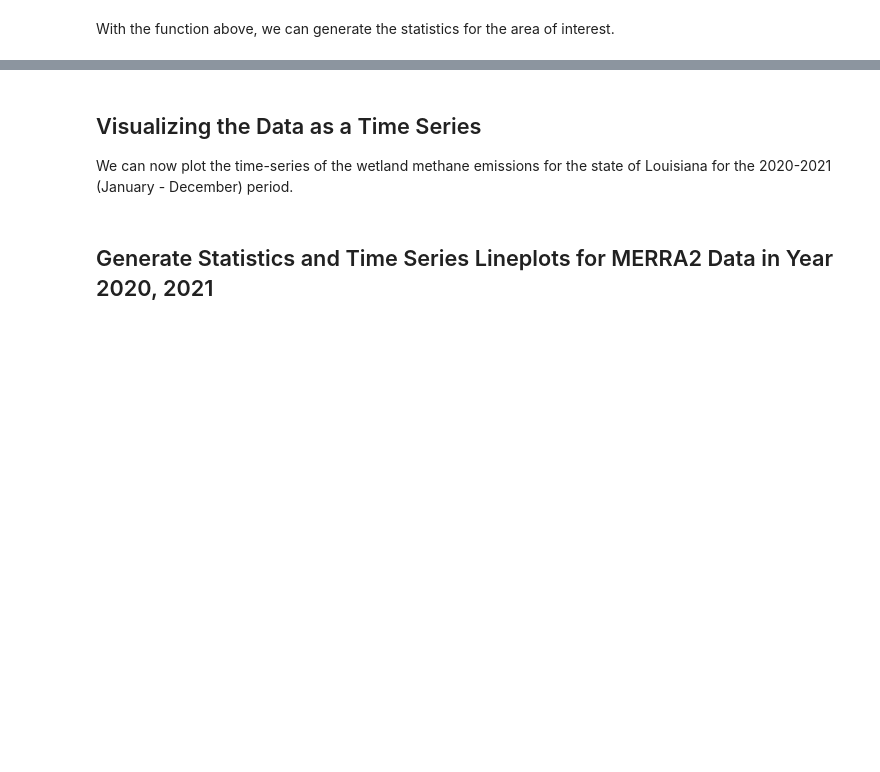
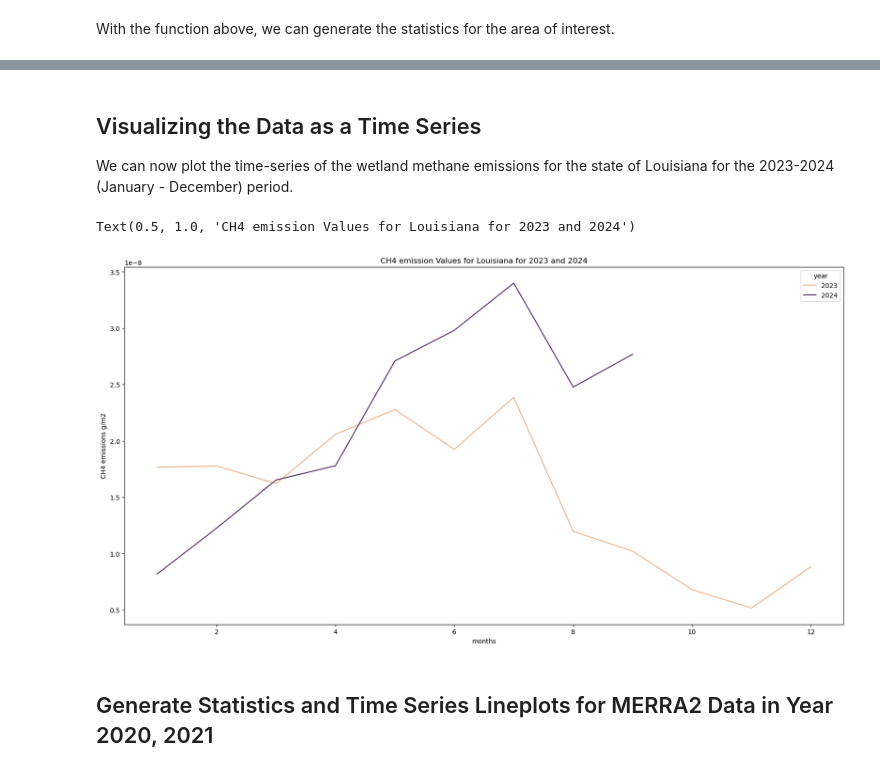
Before and after one commit to US-GHG-Center/agu-2024-workshop, a Jupyter notebook: sections/activity-1/lpjeosim-wetlandch4-grid-v1_User_Notebook.ipynb, the cells around one changed output, grey strips where cells are left out. Cells and saved outputs as stored; diff of their text form; code cells hidden in the pictures; blank space fills up the shorter version.

```diff
--- a/sections/activity-1/lpjeosim-wetlandch4-grid-v1_User_Notebook.ipynb
+++ b/sections/activity-1/lpjeosim-wetlandch4-grid-v1_User_Notebook.ipynb
@@ -537,12 +537,12 @@ print('variables provided in this netcdf are:', dataset.variables)
 def generate_stats(item, geojson):
     result = requests.post(
         f"{RASTER_API_URL}/cog/statistics",
-        params={"url": item["assets"]["ch4-wetlands-emissions"]["href"]},
+        params={"url": item["assets"]["ensemble-mean-ch4-wetlands-emissions"]["href"]},
         json=geojson,
     ).json()
     return {
         **result["properties"],
-        "datetime": item["properties"]["datetime"],
+        "datetime": item["properties"]["start_datetime"],
     }
 # %% [markdown]
 With the function above, we can generate the statistics for the area of interest.
@@ -564,6 +589,6 @@ df.head(5)
 # %%
-# Filtering the stats for year 2020 and 2021
-df_2020_2021 = df[(df['date'].dt.year == 2020) | (df['date'].dt.year == 2021)]
-df_2020_2021['year'] = pd.to_datetime(df_2020_2021['datetime']).dt.year
-df_2020_2021['month'] = pd.to_datetime(df_2020_2021['datetime']).dt.month
-df_2020_2021
+# Filtering the stats for year 2023 and 2024
+df_2023_2024 = df[(df['date'].dt.year == 2023) | (df['date'].dt.year == 2024)]
+df_2023_2024['year'] = pd.to_datetime(df_2023_2024['datetime']).dt.year
+df_2023_2024['month'] = pd.to_datetime(df_2023_2024['datetime']).dt.month
+df_2023_2024
@@ -570,26 +623,30 @@ df_2020_2021
 # %% [markdown]
 ## Visualizing the Data as a Time Series
-We can now plot the time-series of the wetland methane emissions for the state of Louisiana for the 2020-2021 (January - December) period.
+We can now plot the time-series of the wetland methane emissions for the state of Louisiana for the 2023-2024 (January - December) period.
 # %%
-items = {item["properties"]["datetime"][:7]: item for item in items}
+#items = {item["properties"]["start_datetime"][:7]: item for item in items}
+
 fig = plt.figure(figsize=(20, 10))
 
 
 # Set the plot elements
 sns.lineplot(
-    df_2020_2021,
+    df_2023_2024,
     x = 'month',
     y = 'sum',
     hue= 'year',
     palette='flare'
 )
 
 
 # Set the labels for the X and Y axis and assign a title for the plot
 # plt.legend()
 plt.xlabel("months")
 plt.ylabel("CH4 emissions g/m2")
-plt.title("CH4 emission Values for Louisiana for 2020 and 2021")
+plt.title("CH4 emission Values for Louisiana for 2023 and 2024")
+# %% [output]
+Text(0.5, 1.0, 'CH4 emission Values for Louisiana for 2023 and 2024')
+[figure, added]
 # %% [markdown]
 ## Generate Statistics and Time Series Lineplots for MERRA2 Data in Year 2020, 2021
 # %%
```
Also changed, not shown: parts of 8 cells of this notebook, 16 other files.
